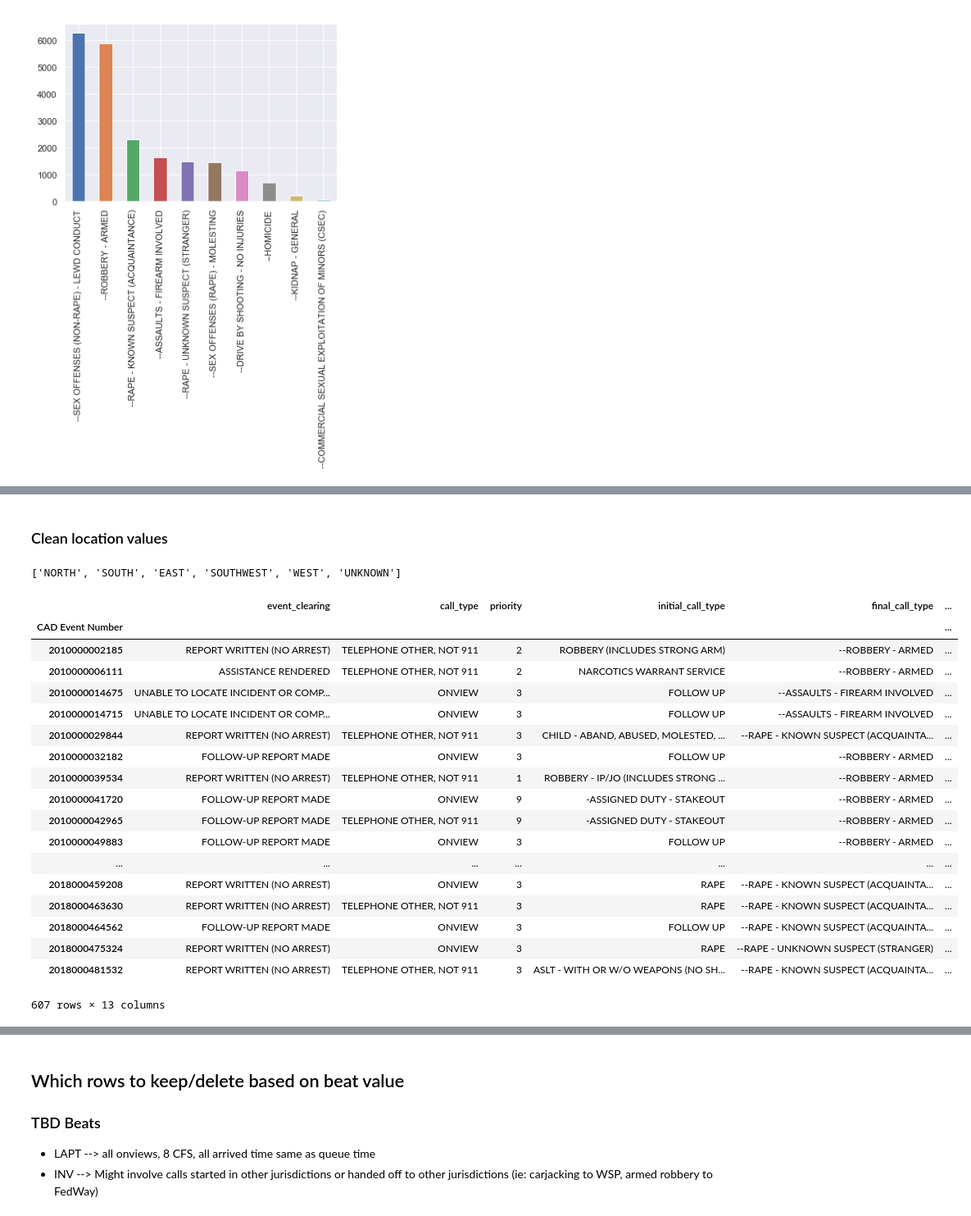
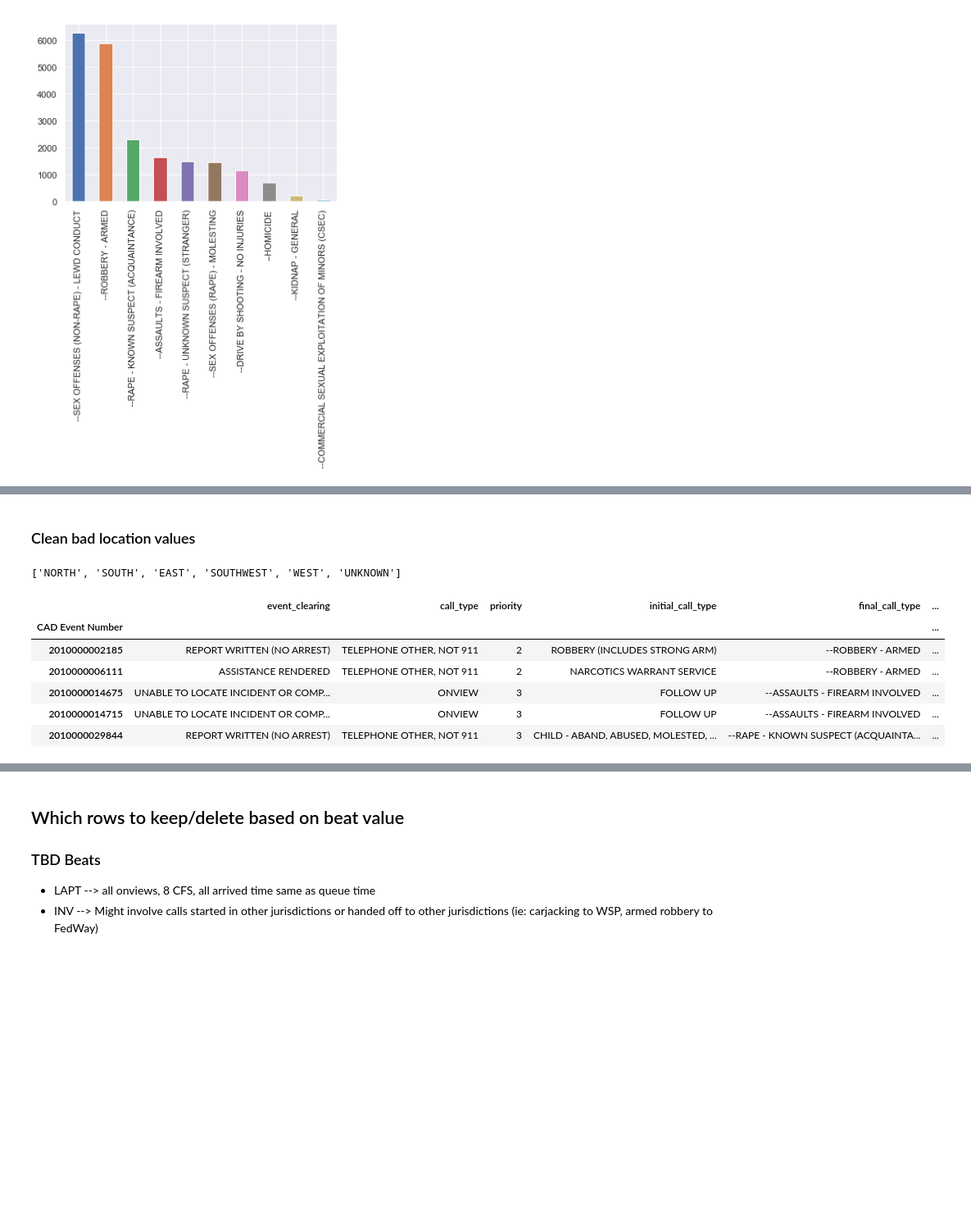
Before and after one commit to teacupwoozy/spd_notebook_archive, a Jupyter notebook: spd_notebook/2010-2018_sexcrimes_violentcrimes.ipynb, the cells around one changed output, grey strips where cells are left out. Shown at 82% size. Cells and saved outputs as stored; diff of their text form; code cells hidden in the pictures; blank space fills up the shorter version.

```diff
--- a/spd_notebook/2010-2018_sexcrimes_violentcrimes.ipynb
+++ b/spd_notebook/2010-2018_sexcrimes_violentcrimes.ipynb
@@ -235,3 +192,3 @@ data[pd.isnull(data).any(axis=1)]
 # %% [markdown]
-### Clean location values
+### Clean bad location values
 # %%
@@ -245,27 +201,15 @@ precinct
 # %%
 # View all rows where precinct contains "UNKNOWN"
 
-data[data.precinct.str.contains("UNKNOWN")]
+data[data.precinct.str.contains("UNKNOWN")].head()
 # %% [output]
 |  | event_clearing | call_type | priority | initial_call_type | final_call_type | ... |
 | CAD Event Number |  |  |  |  |  | ... |
 | 2010000002185 | REPORT WRITTEN (NO ARREST) | TELEPHONE OTHER, NOT 911 | 2 | ROBBERY (INCLUDES STRONG ARM) | --ROBBERY - ARMED | ... |
 | 2010000006111 | ASSISTANCE RENDERED | TELEPHONE OTHER, NOT 911 | 2 | NARCOTICS WARRANT SERVICE | --ROBBERY - ARMED | ... |
 | 2010000014675 | UNABLE TO LOCATE INCIDENT OR COMP... | ONVIEW | 3 | FOLLOW UP | --ASSAULTS - FIREARM INVOLVED | ... |
 | 2010000014715 | UNABLE TO LOCATE INCIDENT OR COMP... | ONVIEW | 3 | FOLLOW UP | --ASSAULTS - FIREARM INVOLVED | ... |
 | 2010000029844 | REPORT WRITTEN (NO ARREST) | TELEPHONE OTHER, NOT 911 | 3 | CHILD - ABAND, ABUSED, MOLESTED, ... | --RAPE - KNOWN SUSPECT (ACQUAINTA... | ... |
-| 2010000032182 | FOLLOW-UP REPORT MADE | ONVIEW | 3 | FOLLOW UP | --ROBBERY - ARMED | ... |
-| 2010000039534 | REPORT WRITTEN (NO ARREST) | TELEPHONE OTHER, NOT 911 | 1 | ROBBERY - IP/JO (INCLUDES STRONG ... | --ROBBERY - ARMED | ... |
-| 2010000041720 | FOLLOW-UP REPORT MADE | ONVIEW | 9 | -ASSIGNED DUTY - STAKEOUT | --ROBBERY - ARMED | ... |
-| 2010000042965 | FOLLOW-UP REPORT MADE | TELEPHONE OTHER, NOT 911 | 9 | -ASSIGNED DUTY - STAKEOUT | --ROBBERY - ARMED | ... |
-| 2010000049883 | FOLLOW-UP REPORT MADE | ONVIEW | 3 | FOLLOW UP | --ROBBERY - ARMED | ... |
-| ... | ... | ... | ... | ... | ... | ... |
-| 2018000459208 | REPORT WRITTEN (NO ARREST) | ONVIEW | 3 | RAPE | --RAPE - KNOWN SUSPECT (ACQUAINTA... | ... |
-| 2018000463630 | REPORT WRITTEN (NO ARREST) | TELEPHONE OTHER, NOT 911 | 3 | RAPE | --RAPE - KNOWN SUSPECT (ACQUAINTA... | ... |
-| 2018000464562 | FOLLOW-UP REPORT MADE | ONVIEW | 3 | FOLLOW UP | --RAPE - KNOWN SUSPECT (ACQUAINTA... | ... |
-| 2018000475324 | REPORT WRITTEN (NO ARREST) | ONVIEW | 3 | RAPE | --RAPE - UNKNOWN SUSPECT (STRANGER) | ... |
-| 2018000481532 | REPORT WRITTEN (NO ARREST) | TELEPHONE OTHER, NOT 911 | 3 | ASLT - WITH OR W/O WEAPONS (NO SH... | --RAPE - KNOWN SUSPECT (ACQUAINTA... | ... |
-607 rows × 13 columns
 # %%
 # View all rows where sector contains "nan"
 
```
Also changed, not shown: parts of 43 cells of this notebook.
